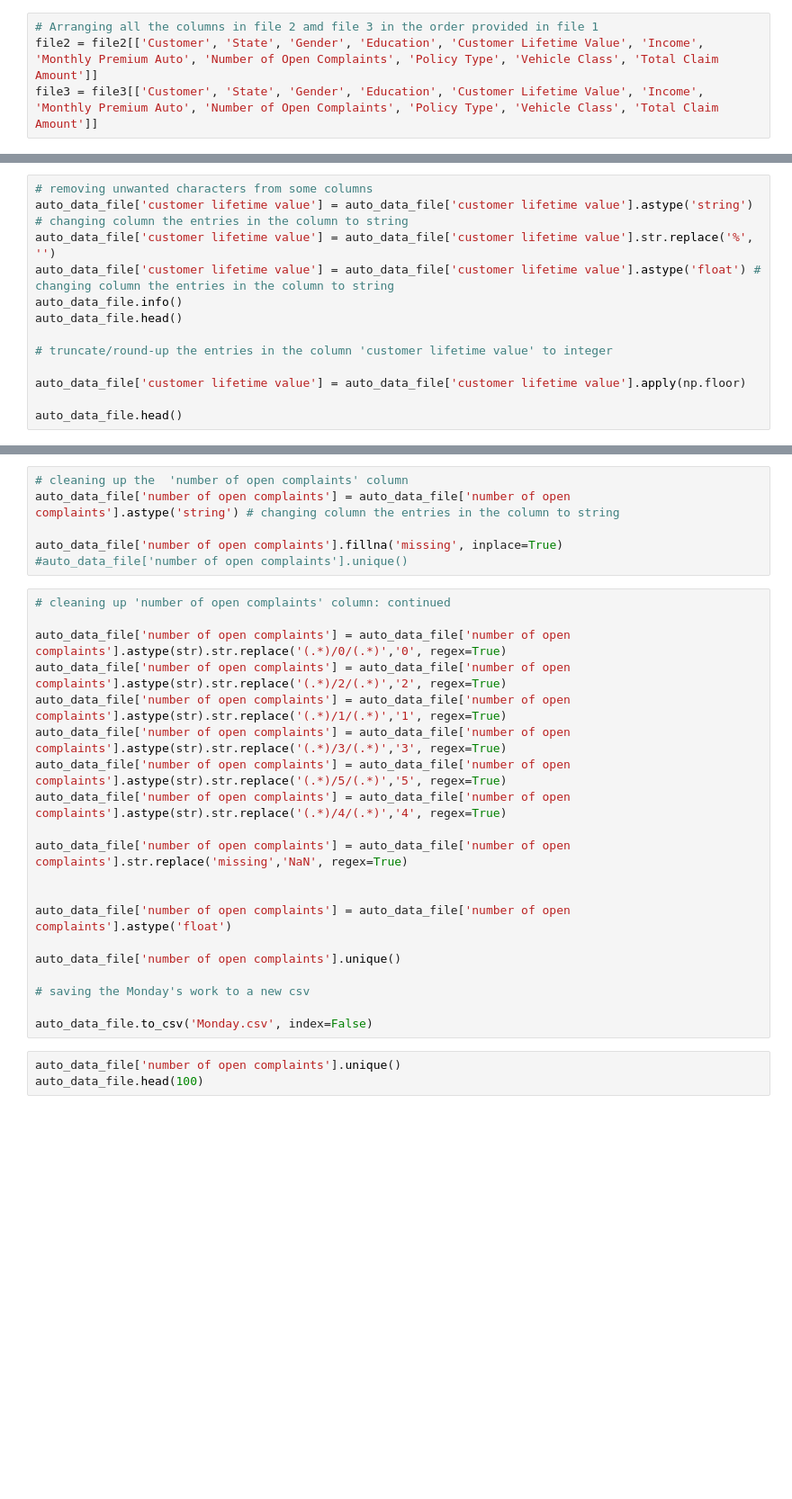
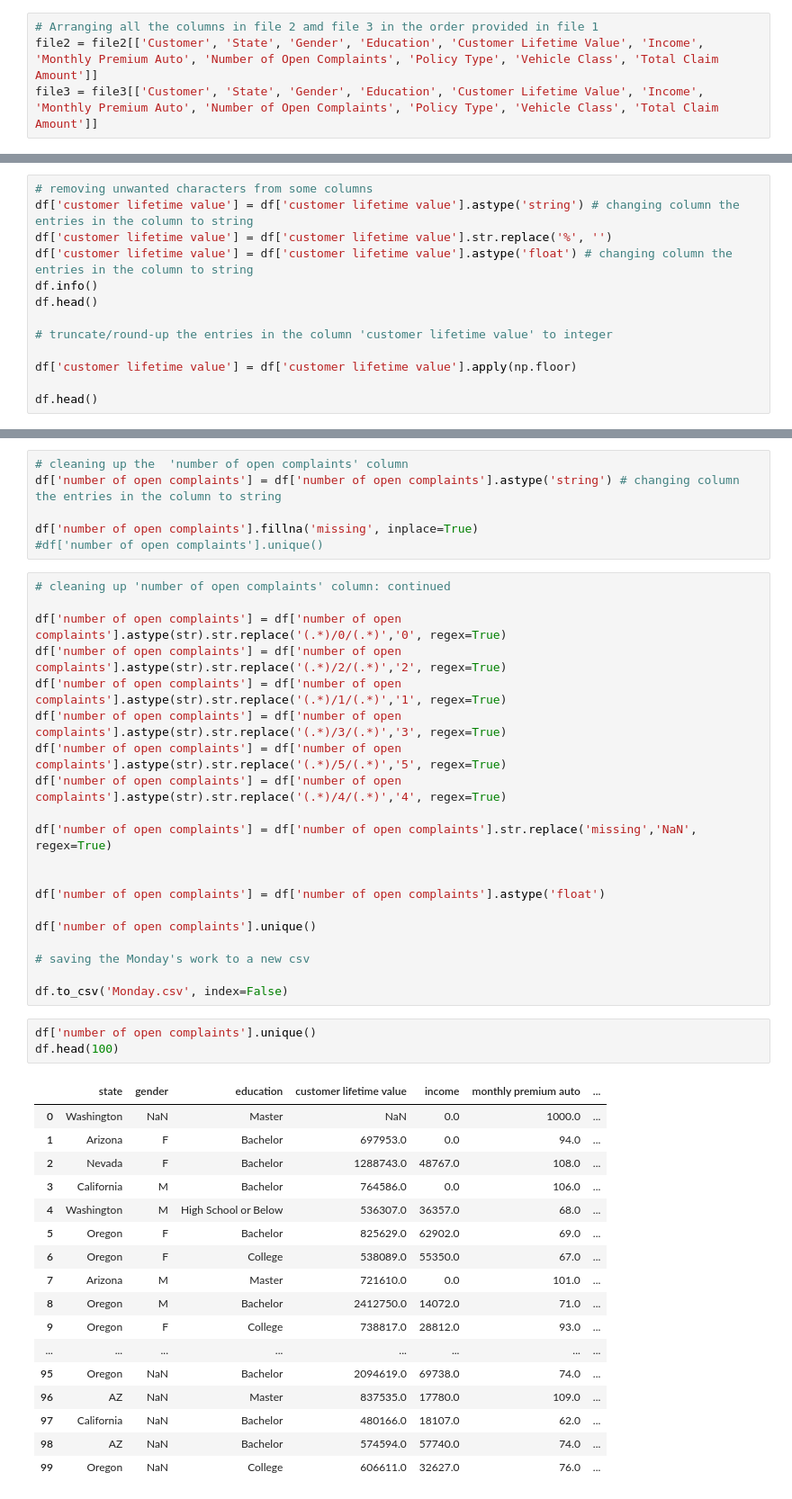
Before and after one commit to ajaykrishna2810/IronHack-Lab-Ajay, a Jupyter notebook: week2/Monday/auto_data_analyst_case_study.ipynb, the cells around one changed output, grey strips where cells are left out. Shown at 90% size. Drawn from its saved outputs; the diff is of its cells as text; blank space fills up the shorter version.

```diff
--- a/week2/Monday/auto_data_analyst_case_study.ipynb
+++ b/week2/Monday/auto_data_analyst_case_study.ipynb
@@ -72,13 +156,13 @@ auto_data_file['gender'].unique()
 # %%
 # removing unwanted characters from some columns
-auto_data_file['customer lifetime value'] = auto_data_file['customer lifetime value'].astype('string') # changing column the entries in the column to string
-auto_data_file['customer lifetime value'] = auto_data_file['customer lifetime value'].str.replace('%', '')
-auto_data_file['customer lifetime value'] = auto_data_file['customer lifetime value'].astype('float') # changing column the entries in the column to string
-auto_data_file.info()
-auto_data_file.head()
+df['customer lifetime value'] = df['customer lifetime value'].astype('string') # changing column the entries in the column to string
+df['customer lifetime value'] = df['customer lifetime value'].str.replace('%', '')
+df['customer lifetime value'] = df['customer lifetime value'].astype('float') # changing column the entries in the column to string
+df.info()
+df.head()
 
 # truncate/round-up the entries in the column 'customer lifetime value' to integer
 
-auto_data_file['customer lifetime value'] = auto_data_file['customer lifetime value'].apply(np.floor)
+df['customer lifetime value'] = df['customer lifetime value'].apply(np.floor)
 
-auto_data_file.head()
+df.head()
@@ -85,32 +193,50 @@ auto_data_file.head()
 # %%
 # cleaning up the  'number of open complaints' column
-auto_data_file['number of open complaints'] = auto_data_file['number of open complaints'].astype('string') # changing column the entries in the column to string
+df['number of open complaints'] = df['number of open complaints'].astype('string') # changing column the entries in the column to string
 
-auto_data_file['number of open complaints'].fillna('missing', inplace=True)
-#auto_data_file['number of open complaints'].unique()
+df['number of open complaints'].fillna('missing', inplace=True)
+#df['number of open complaints'].unique()
 # %%
 # cleaning up 'number of open complaints' column: continued
 
-auto_data_file['number of open complaints'] = auto_data_file['number of open complaints'].astype(str).str.replace('(.*)/0/(.*)','0', regex=True)
-auto_data_file['number of open complaints'] = auto_data_file['number of open complaints'].astype(str).str.replace('(.*)/2/(.*)','2', regex=True)
-auto_data_file['number of open complaints'] = auto_data_file['number of open complaints'].astype(str).str.replace('(.*)/1/(.*)','1', regex=True)
-auto_data_file['number of open complaints'] = auto_data_file['number of open complaints'].astype(str).str.replace('(.*)/3/(.*)','3', regex=True)
-auto_data_file['number of open complaints'] = auto_data_file['number of open complaints'].astype(str).str.replace('(.*)/5/(.*)','5', regex=True)
-auto_data_file['number of open complaints'] = auto_data_file['number of open complaints'].astype(str).str.replace('(.*)/4/(.*)','4', regex=True)
+df['number of open complaints'] = df['number of open complaints'].astype(str).str.replace('(.*)/0/(.*)','0', regex=True)
+df['number of open complaints'] = df['number of open complaints'].astype(str).str.replace('(.*)/2/(.*)','2', regex=True)
+df['number of open complaints'] = df['number of open complaints'].astype(str).str.replace('(.*)/1/(.*)','1', regex=True)
+df['number of open complaints'] = df['number of open complaints'].astype(str).str.replace('(.*)/3/(.*)','3', regex=True)
+df['number of open complaints'] = df['number of open complaints'].astype(str).str.replace('(.*)/5/(.*)','5', regex=True)
+df['number of open complaints'] = df['number of open complaints'].astype(str).str.replace('(.*)/4/(.*)','4', regex=True)
 
-auto_data_file['number of open complaints'] = auto_data_file['number of open complaints'].str.replace('missing','NaN', regex=True)
+df['number of open complaints'] = df['number of open complaints'].str.replace('missing','NaN', regex=True)
 
 
-auto_data_file['number of open complaints'] = auto_data_file['number of open complaints'].astype('float')
+df['number of open complaints'] = df['number of open complaints'].astype('float')
 
-auto_data_file['number of open complaints'].unique()
+df['number of open complaints'].unique()
 
 # saving the Monday's work to a new csv
 
-auto_data_file.to_csv('Monday.csv', index=False)
+df.to_csv('Monday.csv', index=False)
 # %%
-auto_data_file['number of open complaints'].unique()
-auto_data_file.head(100)
+df['number of open complaints'].unique()
+df.head(100)
+# %% [output]
+|  | state | gender | education | customer lifetime value | income | monthly premium auto | ... |
+| 0 | Washington | NaN | Master | NaN | 0.0 | 1000.0 | ... |
+| 1 | Arizona | F | Bachelor | 697953.0 | 0.0 | 94.0 | ... |
+| 2 | Nevada | F | Bachelor | 1288743.0 | 48767.0 | 108.0 | ... |
+| 3 | California | M | Bachelor | 764586.0 | 0.0 | 106.0 | ... |
+| 4 | Washington | M | High School or Below | 536307.0 | 36357.0 | 68.0 | ... |
+| 5 | Oregon | F | Bachelor | 825629.0 | 62902.0 | 69.0 | ... |
+| 6 | Oregon | F | College | 538089.0 | 55350.0 | 67.0 | ... |
+| 7 | Arizona | M | Master | 721610.0 | 0.0 | 101.0 | ... |
+| 8 | Oregon | M | Bachelor | 2412750.0 | 14072.0 | 71.0 | ... |
+| 9 | Oregon | F | College | 738817.0 | 28812.0 | 93.0 | ... |
+| ... | ... | ... | ... | ... | ... | ... | ... |
+| 95 | Oregon | NaN | Bachelor | 2094619.0 | 69738.0 | 74.0 | ... |
+| 96 | AZ | NaN | Master | 837535.0 | 17780.0 | 109.0 | ... |
+| 97 | California | NaN | Bachelor | 480166.0 | 18107.0 | 62.0 | ... |
+| 98 | AZ | NaN | Bachelor | 574594.0 | 57740.0 | 74.0 | ... |
+| 99 | Oregon | NaN | College | 606611.0 | 32627.0 | 76.0 | ... |
 # %%
 ## Tuesday's work starts here
 
```
Also changed, not shown: parts of 21 cells of this notebook, 1 other file.
